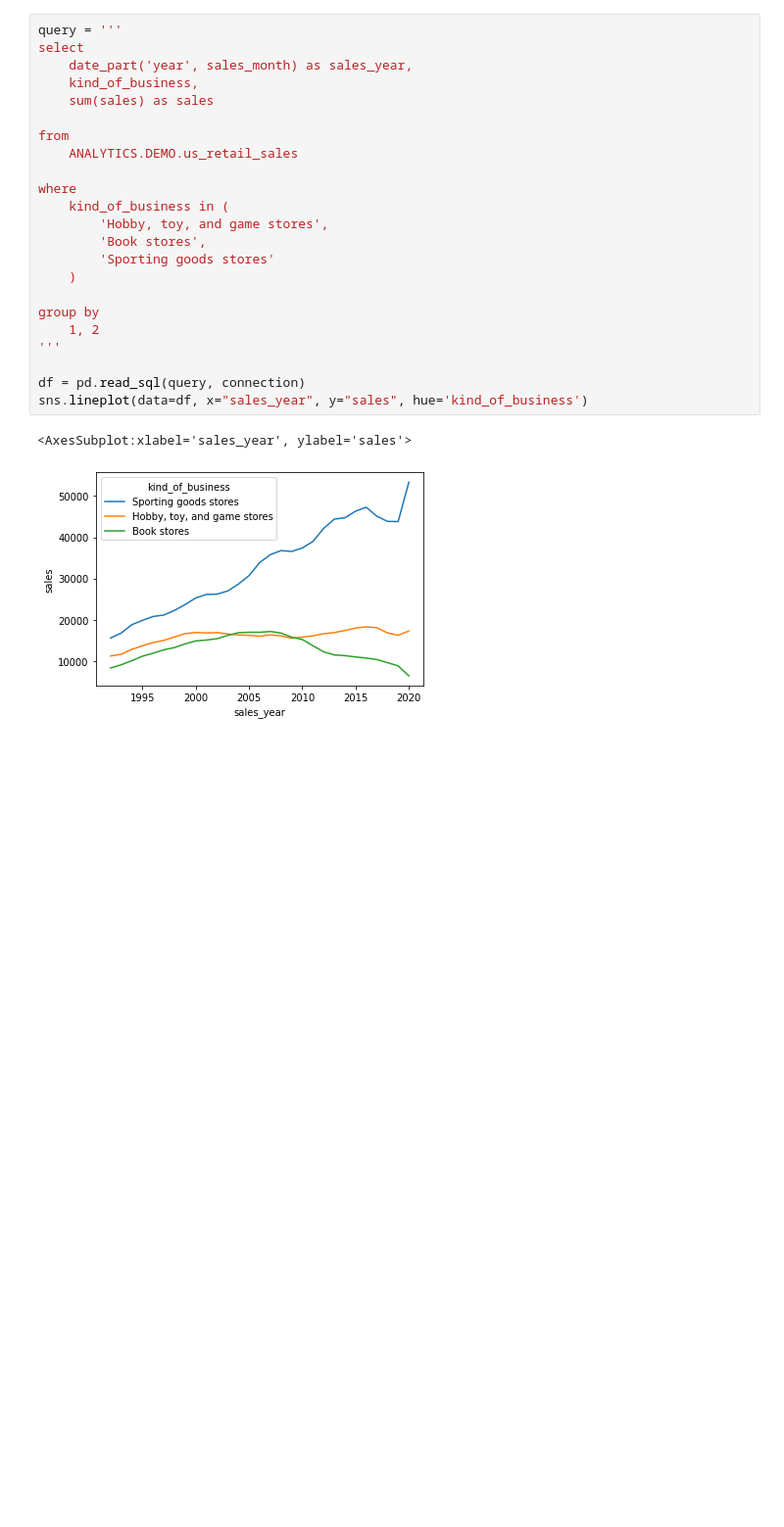
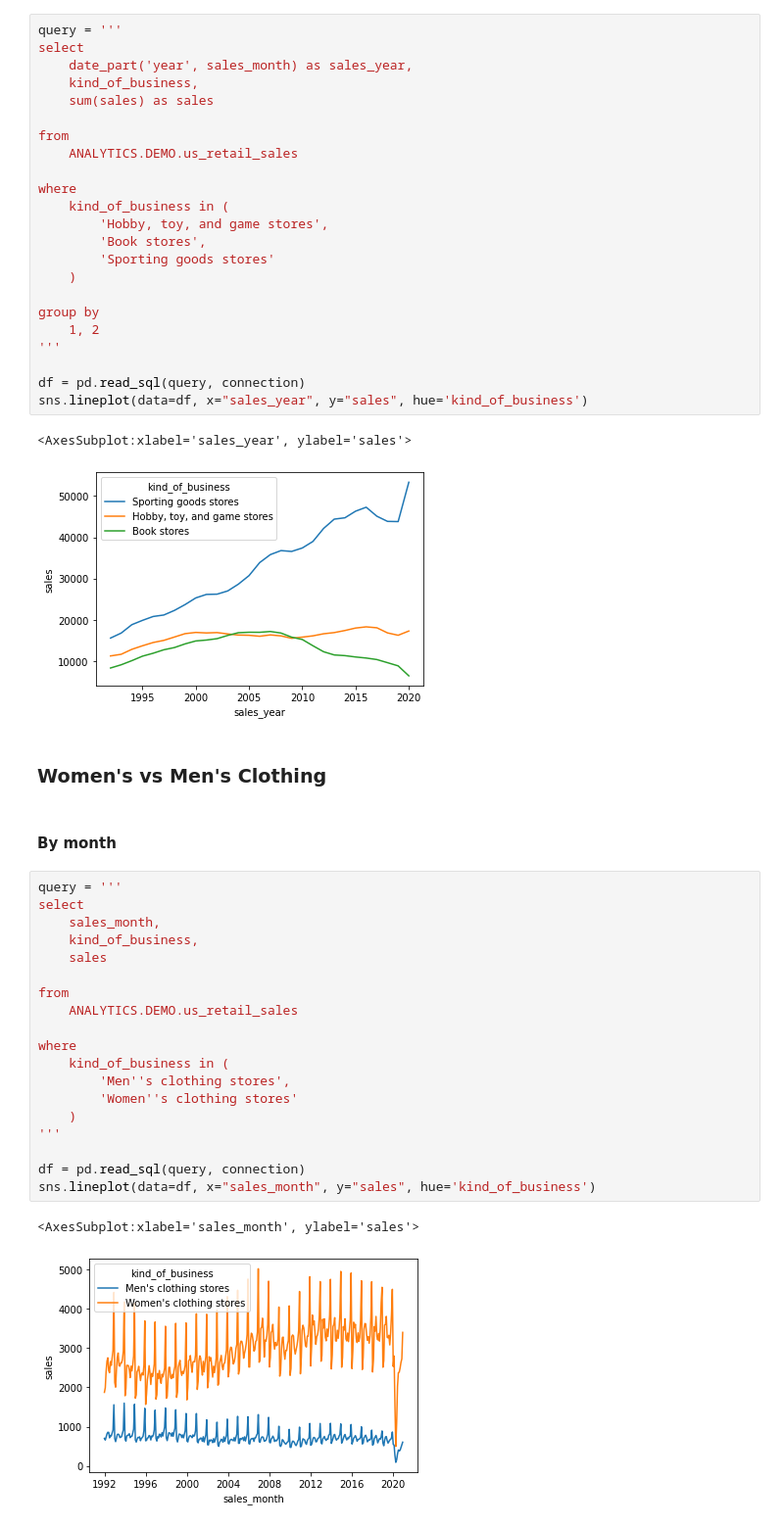
Before and after one commit to antiny/dbt-analysis, a Jupyter notebook: notebooks/ch03_time_series/simple_query.ipynb, the cells around one changed output. Shown: that part at 98% size. Saved outputs shown, nothing was run; the diff lists cells and outputs as text; blank space fills up the shorter version.

```diff
--- a/notebooks/ch03_time_series/simple_query.ipynb
+++ b/notebooks/ch03_time_series/simple_query.ipynb
@@ -83,3 +86,29 @@ sns.lineplot(data=df, x="sales_year", y="sales", hue='kind_of_business')
 # %% [output]
 <AxesSubplot:xlabel='sales_year', ylabel='sales'>
 [figure]
+# %% [markdown]
+### Women's vs Men's Clothing
+# %% [markdown]
+#### By month
+# %%
+query = '''
+select
+    sales_month,
+    kind_of_business,
+    sales
+
+from
+    ANALYTICS.DEMO.us_retail_sales
+
+where
+    kind_of_business in (
+        'Men''s clothing stores',
+        'Women''s clothing stores'
+    )
+'''
+
+df = pd.read_sql(query, connection)
+sns.lineplot(data=df, x="sales_month", y="sales", hue='kind_of_business')
+# %% [output]
+<AxesSubplot:xlabel='sales_month', ylabel='sales'>
+[figure, added]
```
Also changed, not shown: parts of 15 cells of this notebook.
